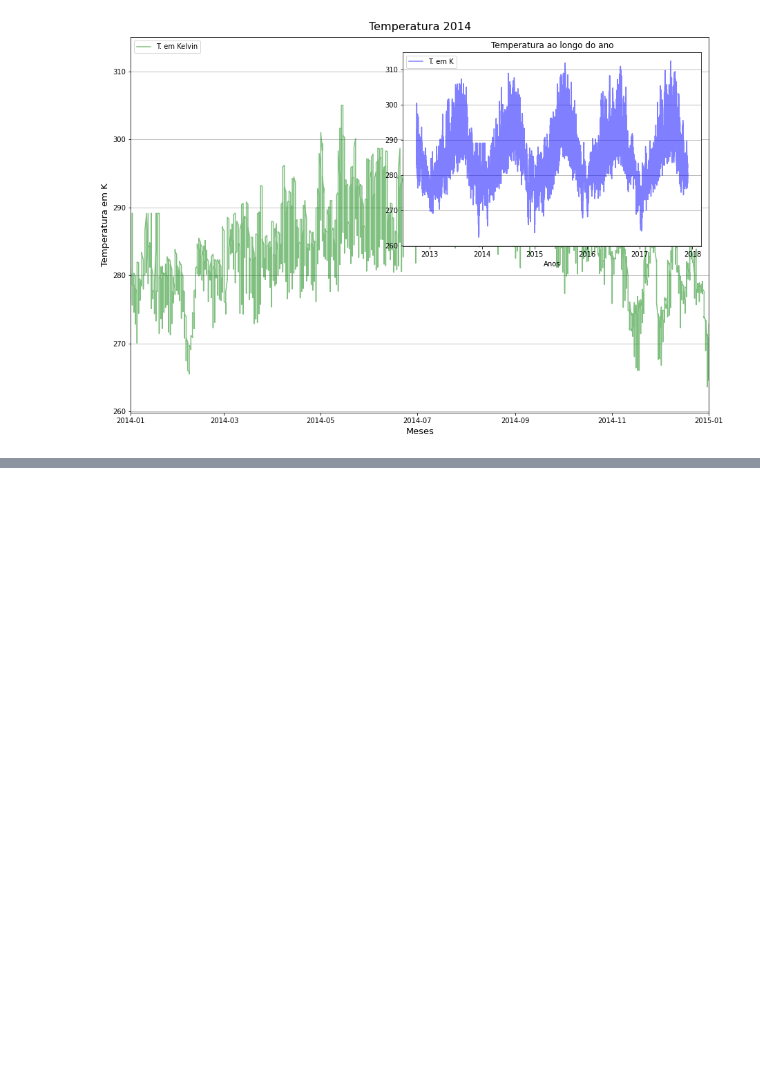
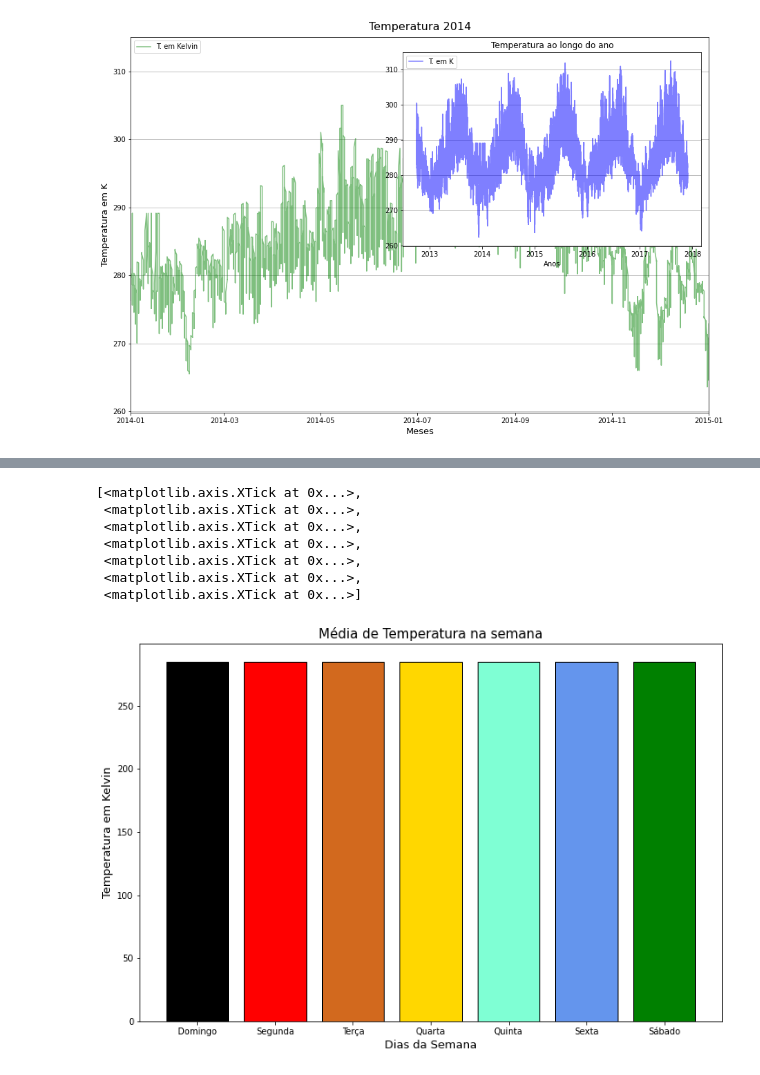
Before and after one commit to ciqueti/Matplotlib_Tecnicas, a Jupyter notebook: relatorio.ipynb, the cells around one changed output, grey strips where cells are left out. Cells and saved outputs as stored; diff of their text form; code cells hidden in the pictures; blank space fills up the shorter version.

```diff
--- a/relatorio.ipynb
+++ b/relatorio.ipynb
@@ -125,0 +170,5 @@ memory usage: 2.8+ MB
+# %%
+temperatura_por_dia_da_semana = df.groupby(by=['dia_da_semana'])['temperatura'].mean()
+nome_dias = ['Domingo', 'Segunda', 'Terça', 'Quarta', 'Quinta', 'Sexta', 'Sábado']
+temperatura_por_dia_da_semana = temperatura_por_dia_da_semana[nome_dias]
+temperatura_por_dia_da_semana
@@ -125,0 +185,17 @@ memory usage: 2.8+ MB
+# %%
+fig, ax = plt.subplots(figsize=(12,8))
+cores = ['k', 'red', 'chocolate', 'gold', 'aquamarine', 'cornflowerblue', 'g']
+ax.bar(x=temperatura_por_dia_da_semana.index, height=temperatura_por_dia_da_semana, color=cores, edgecolor='k')
+ax.set_title('Média de Temperatura na semana', fontsize=15)
+ax.set_xlabel('Dias da Semana', fontsize=13)
+ax.set_ylabel('Temperatura em Kelvin', fontsize=13)
+ax.set_xticks([0,1,2,3,4,5,6], labels=nome_dias)
+# %% [output]
+[<matplotlib.axis.XTick at 0x...>,
+ <matplotlib.axis.XTick at 0x...>,
+ <matplotlib.axis.XTick at 0x...>,
+ <matplotlib.axis.XTick at 0x...>,
+ <matplotlib.axis.XTick at 0x...>,
+ <matplotlib.axis.XTick at 0x...>,
+ <matplotlib.axis.XTick at 0x...>]
+[figure, added]
```
Also changed, not shown: parts of 30 cells of this notebook, 4 other files.
